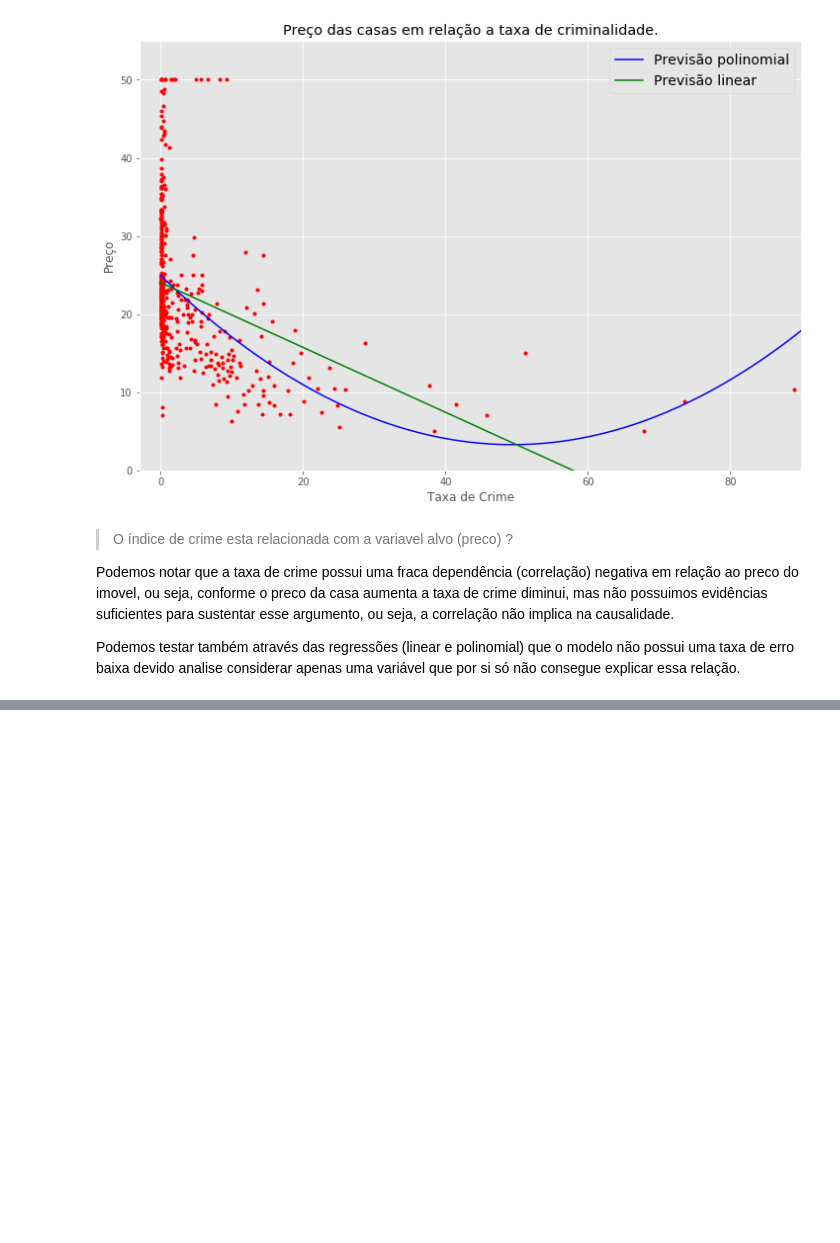
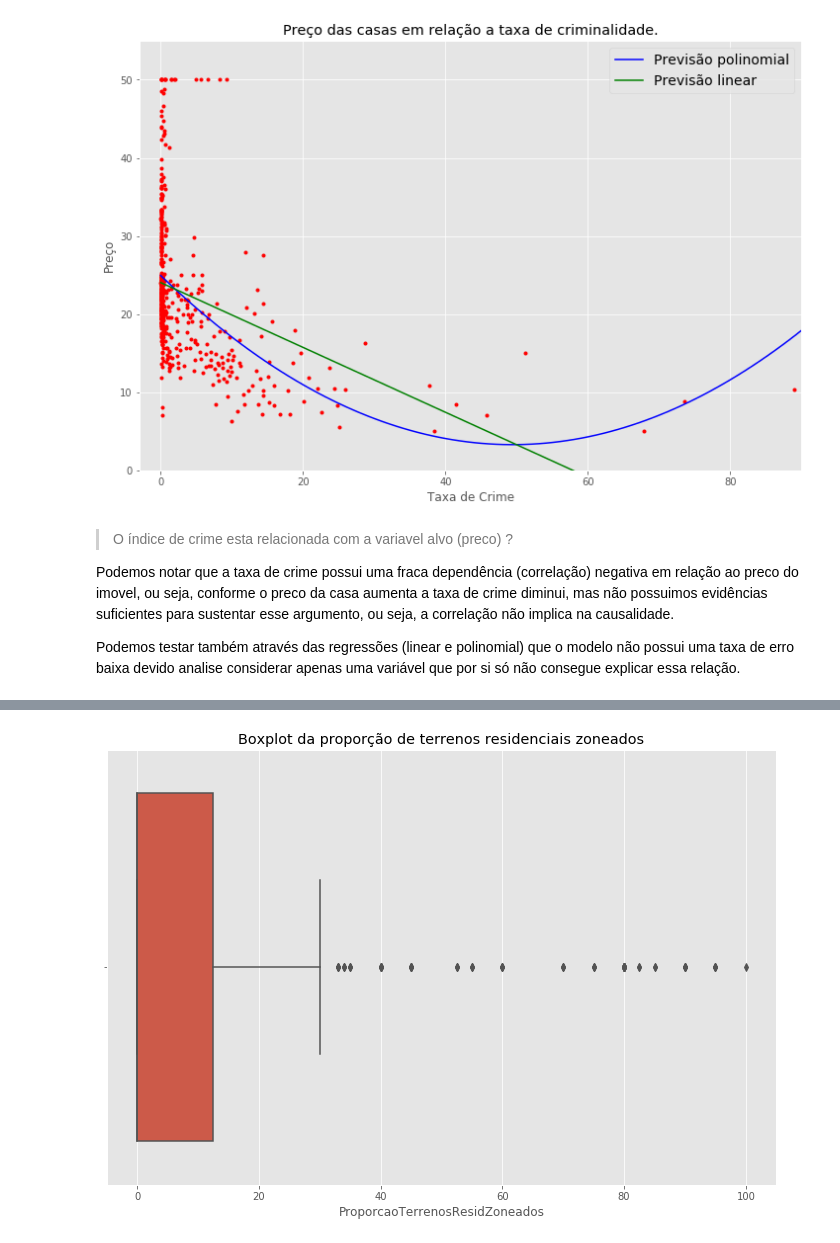
Before and after one commit to Angelicogfa/PortifolioDataScience, a Jupyter notebook: Classificação/Imoveis/Imoveis.ipynb, the cells around one changed output, grey strips where cells are left out. Saved outputs shown, nothing was run; the diff lists cells and outputs as text; code cells hidden in the pictures; blank space fills up the shorter version.

```diff
--- a/Classificação/Imoveis/Imoveis.ipynb
+++ b/Classificação/Imoveis/Imoveis.ipynb
@@ -235,0 +260,6 @@ Podemos testar também através das regressões (linear e polinomial) que o mode
+# %%
+plt.title('Boxplot da proporção de terrenos residenciais zoneados')
+sns.boxplot(df['ProporcaoTerrenosResidZoneados'])
+plt.show()
+# %% [output]
+[figure, added]
```
Also changed, not shown: parts of 7 cells of this notebook.
